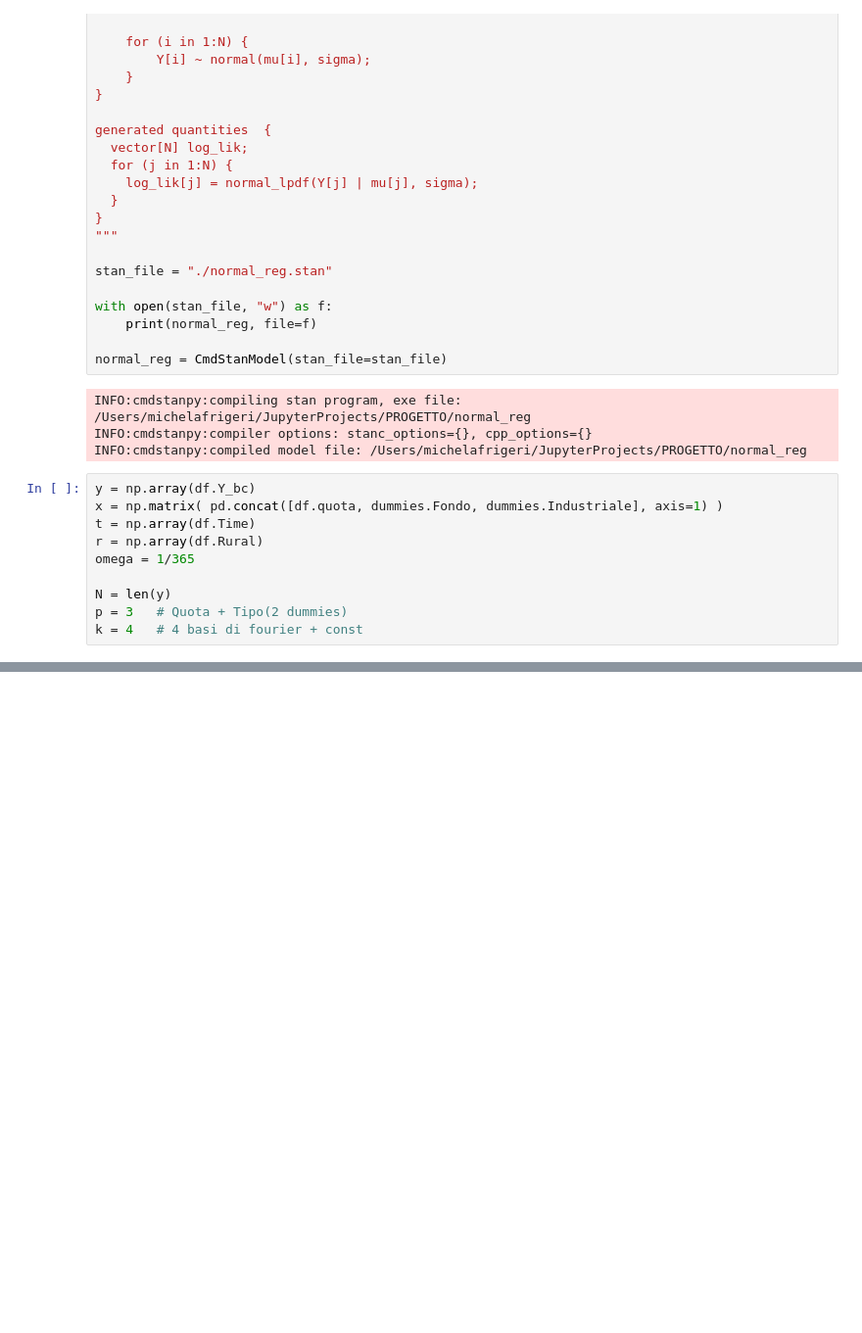
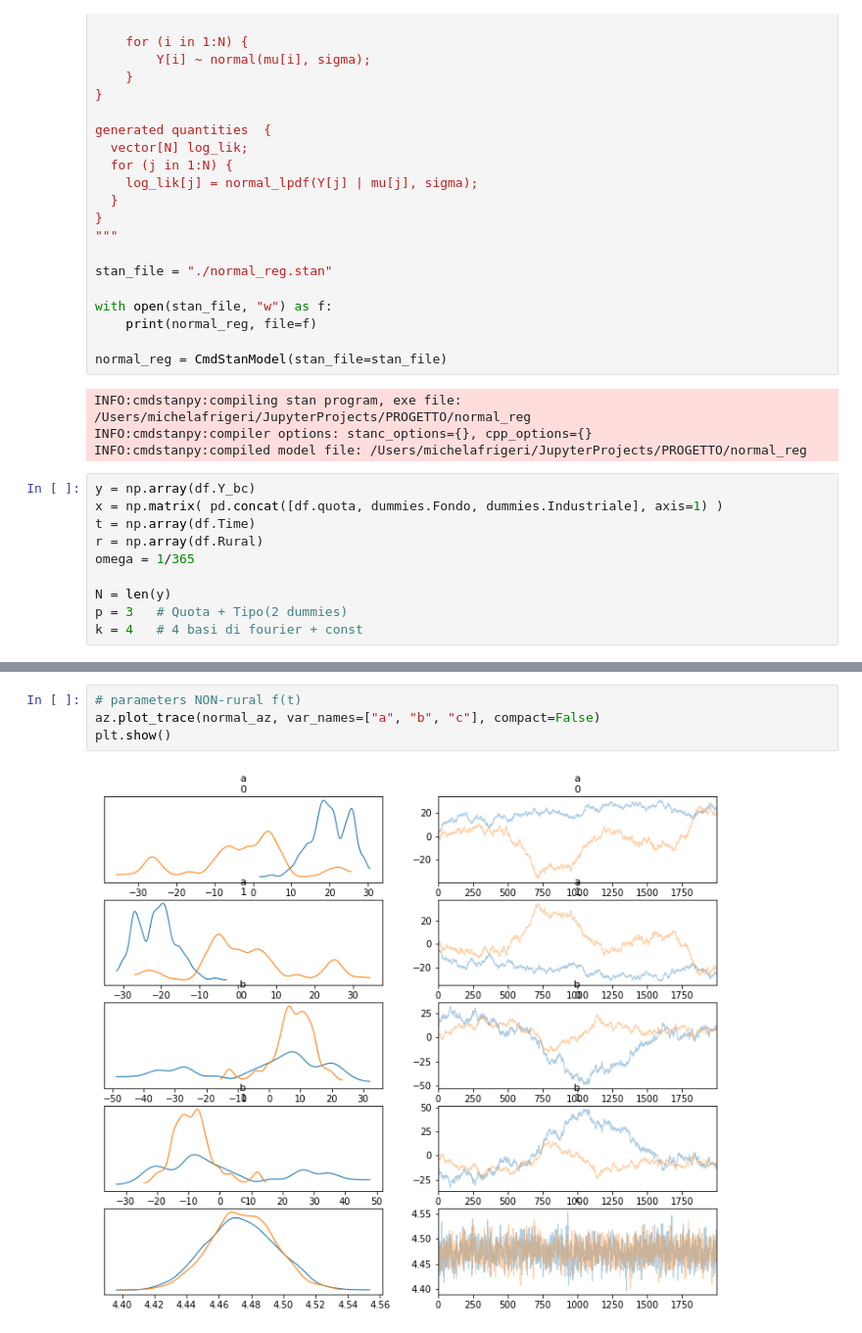
Before and after one commit to CrazyChela97/Bayesian-Project, a Jupyter notebook: PM10_model.ipynb, the cells around one changed output, grey strips where cells are left out. Shown: that part at 98% size. Saved outputs shown, nothing was run; the diff lists cells and outputs as text; blank space fills up the shorter version.

```diff
--- a/PM10_model.ipynb
+++ b/PM10_model.ipynb
@@ -215,0 +215,6 @@ WARNING:cmdstanpy:Property "stan_vars_cols" has been deprecated, use "metadata.s
+# %%
+# parameters NON-rural f(t)
+az.plot_trace(normal_az, var_names=["a", "b", "c"], compact=False)
+plt.show()
+# %% [output]
+[figure, added]
```
Also changed, not shown: parts of 9 cells of this notebook.
